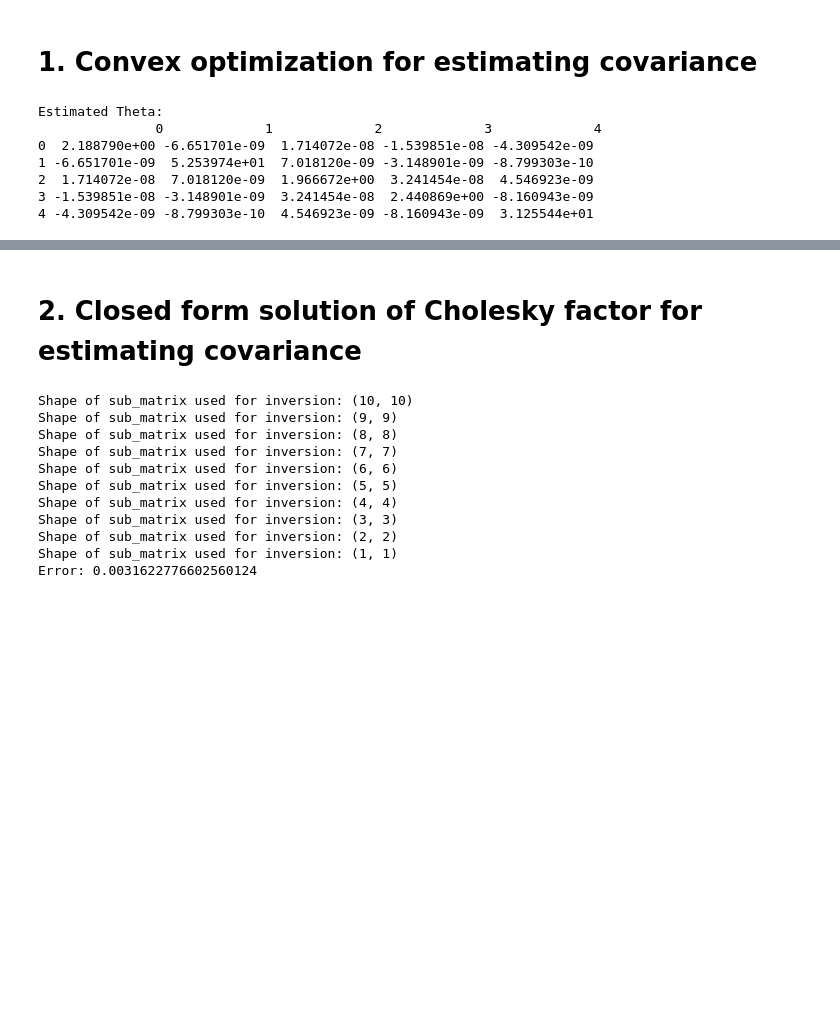
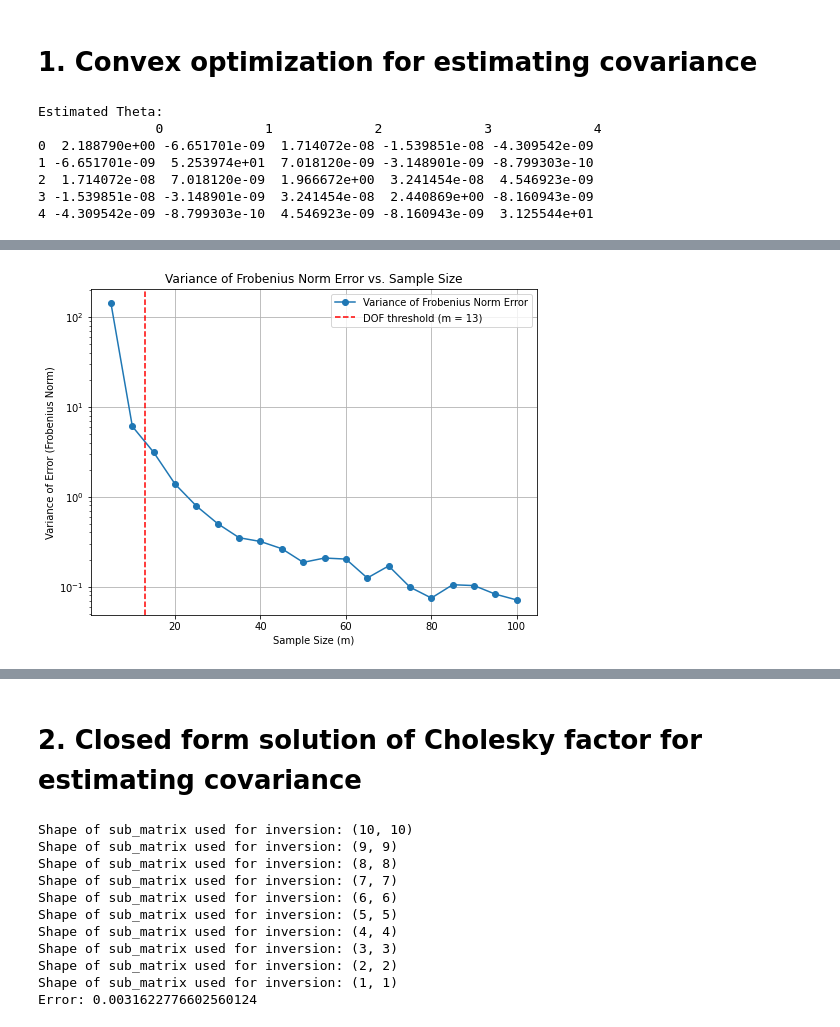
Before and after one commit to kingsleyyeon/PrecisionMatEst, a Jupyter notebook: scalinglimits.ipynb, the cells around one changed output, grey strips where cells are left out. Saved outputs shown, nothing was run; the diff lists cells and outputs as text; code cells hidden in the pictures; blank space fills up the shorter version.

```diff
--- a/scalinglimits.ipynb
+++ b/scalinglimits.ipynb
@@ -139,0 +142,79 @@ pd.DataFrame(Theta_est)
+# %%
+import numpy as np
+import cvxpy as cp
+import matplotlib.pyplot as plt
+
+# --- Setup the true precision matrix Theta ---
+n = 5  # Size of the matrix
+
+# Create a tridiagonal precision matrix with pattern (1, -2, 1)
+true_theta = np.eye(n) * -2
+for i in range(n - 1):
+    true_theta[i, i + 1] = 1
+    true_theta[i + 1, i] = 1
+
+# Ensure positive definiteness by shifting if needed
+min_eig = np.min(np.linalg.eigvalsh(true_theta))
+if min_eig <= 0:
+    true_theta += np.eye(n) * (0.1 - min_eig)
+
+# Compute the true covariance matrix (for data generation)
+true_cov = np.linalg.inv(true_theta)
+
+# Define the sparsity pattern: list of column indices where each row has nonzero entries.
+sparsity_pattern = [[j for j in range(n) if abs(true_theta[i, j]) > 1e-8] for i in range(n)]
+
+# --- Function to estimate Theta using CVXPY ---
+def estimate_theta(YTY, sparsity_pattern, n, m):
+    Theta = cp.Variable((n, n), PSD=True)
+    # Enforce sparsity: force entries not in the pattern to zero.
+    constraints = [Theta[i, j] == 0 for i in range(n) for j in range(n) if j not in sparsity_pattern[i]]
+    quadratic_term = 0.5 * cp.trace(Theta @ YTY)
+    log_det_term = (m / 2) * cp.log_det(Theta)
+    objective = cp.Minimize(quadratic_term - log_det_term)
+    problem = cp.Problem(objective, constraints)
+    problem.solve(solver=cp.SCS, verbose=False)
+    return Theta.value
+
+# --- Simulation: Compute variance of Frobenius norm error over multiple trials ---
+num_trials = 150  # Number of trials per sample size
+sample_sizes = range(5, 105, 5)  # Vary sample size m from 0, 5, ..., 100
+error_variances = {}  # To store variance of Frobenius norm errors for each m
+
+for m in sample_sizes:
+    errors = []
+    for trial in range(num_trials):
+        # Generate m samples from N(0, true_cov)
+        Y = np.random.multivariate_normal(np.zeros(n), true_cov, size=m)
+        YTY = Y.T @ Y  # Scatter (covariance) matrix based on the samples
+        Theta_est = estimate_theta(YTY, sparsity_pattern, n, m)
+        if Theta_est is not None:
+            # Compute the Frobenius norm error between the estimated and true precision matrices.
+            error = np.linalg.norm(Theta_est - true_theta, 'fro')
+            errors.append(error)
+    # Store the variance of the errors for this sample size.
+    error_variances[m] = np.var(errors)
+
+# --- Plot the Variance vs. Sample Size (using a semilogy plot) ---
+plt.figure(figsize=(8, 6))
+plt.semilogy(list(error_variances.keys()),
+             list(error_variances.values()),
+             marker='o',
+             label='Variance of Frobenius Norm Error')
+
+plt.xlabel("Sample Size (m)")
+plt.ylabel("Variance of Error (Frobenius Norm)")
+plt.title("Variance of Frobenius Norm Error vs. Sample Size")
+
+# Determine the "degrees of freedom" threshold.
+# Total number of nonzero entries in the precision matrix.
+dof_threshold = sum(len(p) for p in sparsity_pattern)  # For the 5x5 tridiagonal, this equals 13
+plt.axvline(x=dof_threshold, color='red', linestyle='--',
+            label=f'DOF threshold (m = {dof_threshold})')
+
+
+plt.legend()
+plt.grid(True)
+plt.show()
+# %% [output]
+[figure, added]
```
Also changed, not shown: parts of 8 cells of this notebook.
